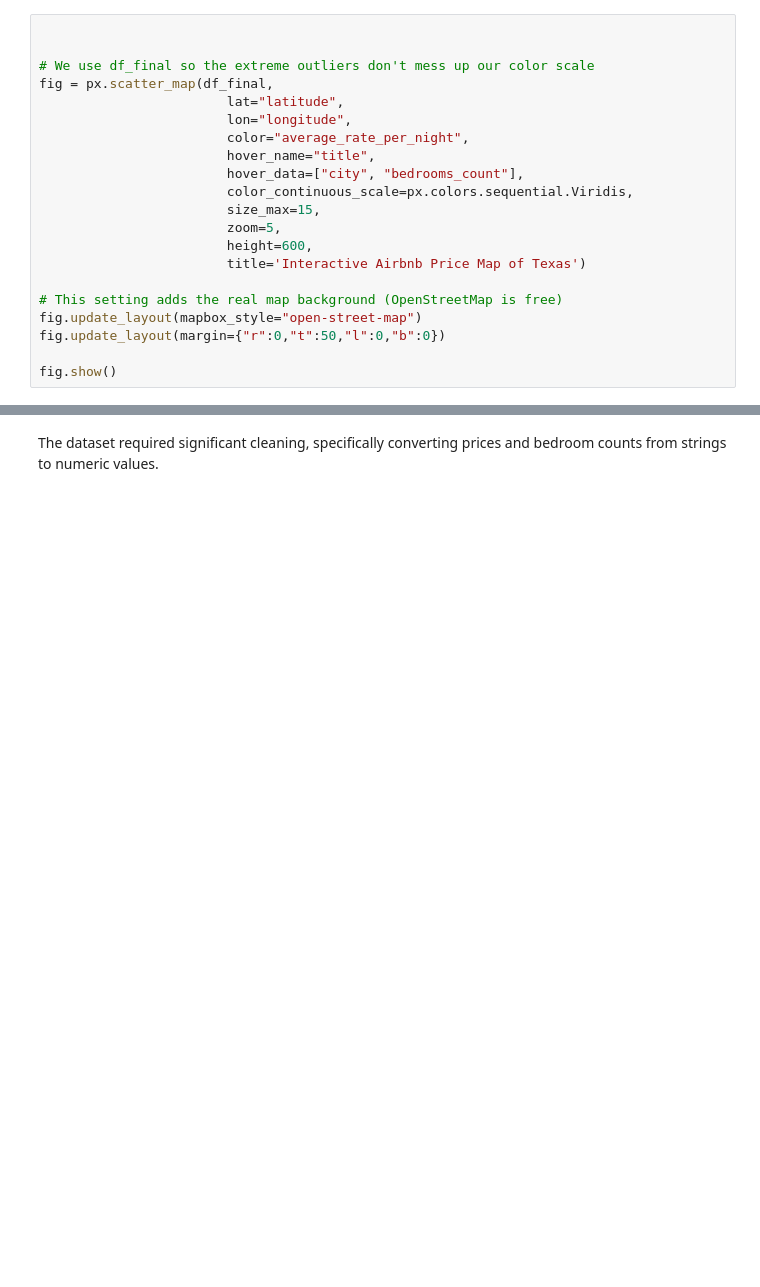
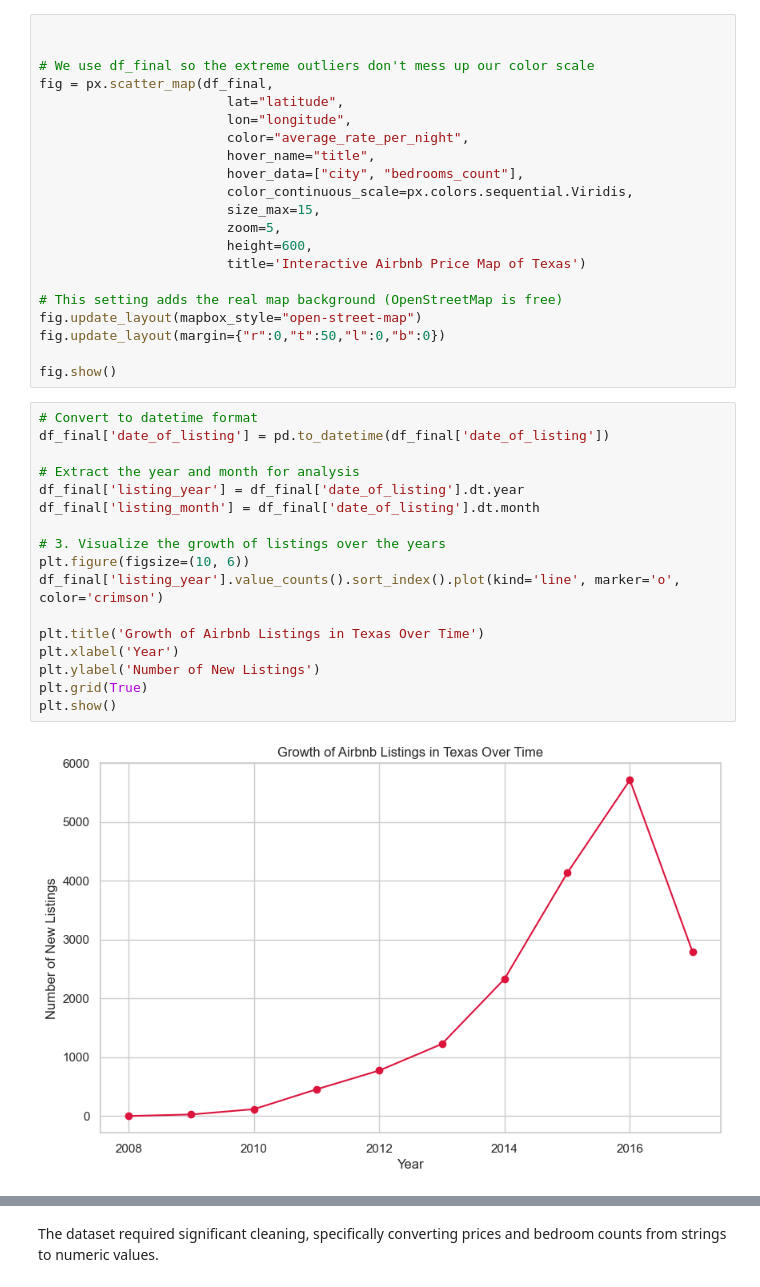
Before and after one commit to EdgarTad2002/Airbnb-EDA-Project, a Jupyter notebook: EDA.ipynb, the cells around one changed output, grey strips where cells are left out. Drawn from its saved outputs; the diff is of its cells as text; blank space fills up the shorter version.

```diff
--- a/EDA.ipynb
+++ b/EDA.ipynb
@@ -302,4 +302,23 @@ fig.update_layout(mapbox_style="open-street-map")
 fig.update_layout(margin={"r":0,"t":50,"l":0,"b":0})
 
 fig.show()
+# %%
+# Convert to datetime format
+df_final['date_of_listing'] = pd.to_datetime(df_final['date_of_listing'])
+
+# Extract the year and month for analysis
+df_final['listing_year'] = df_final['date_of_listing'].dt.year
+df_final['listing_month'] = df_final['date_of_listing'].dt.month
+
+# 3. Visualize the growth of listings over the years
+plt.figure(figsize=(10, 6))
+df_final['listing_year'].value_counts().sort_index().plot(kind='line', marker='o', color='crimson')
+
+plt.title('Growth of Airbnb Listings in Texas Over Time')
+plt.xlabel('Year')
+plt.ylabel('Number of New Listings')
+plt.grid(True)
+plt.show()
+# %% [output]
+[figure, added]
 # %%
```
Also changed, not shown: parts of 12 cells of this notebook.
